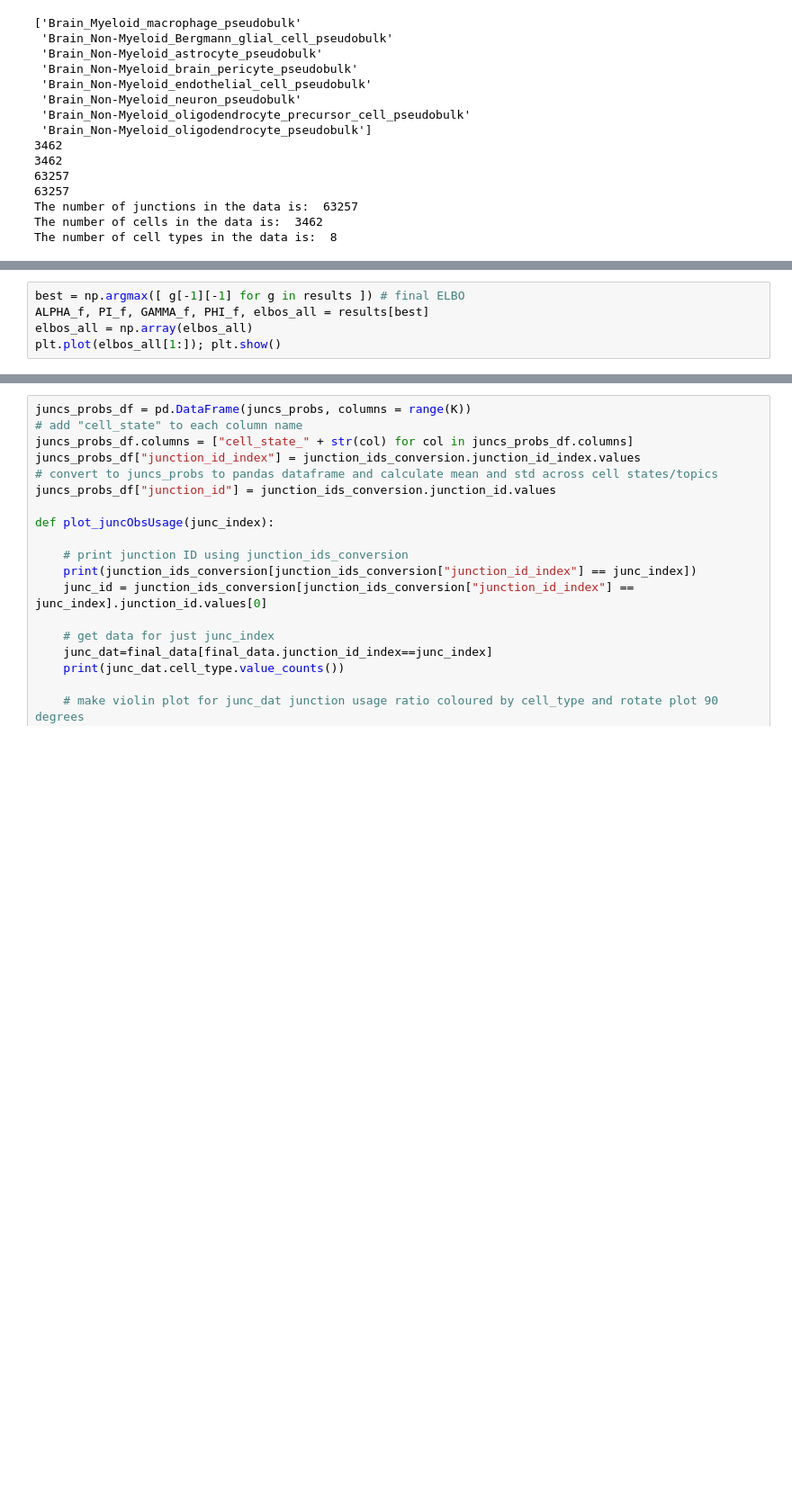
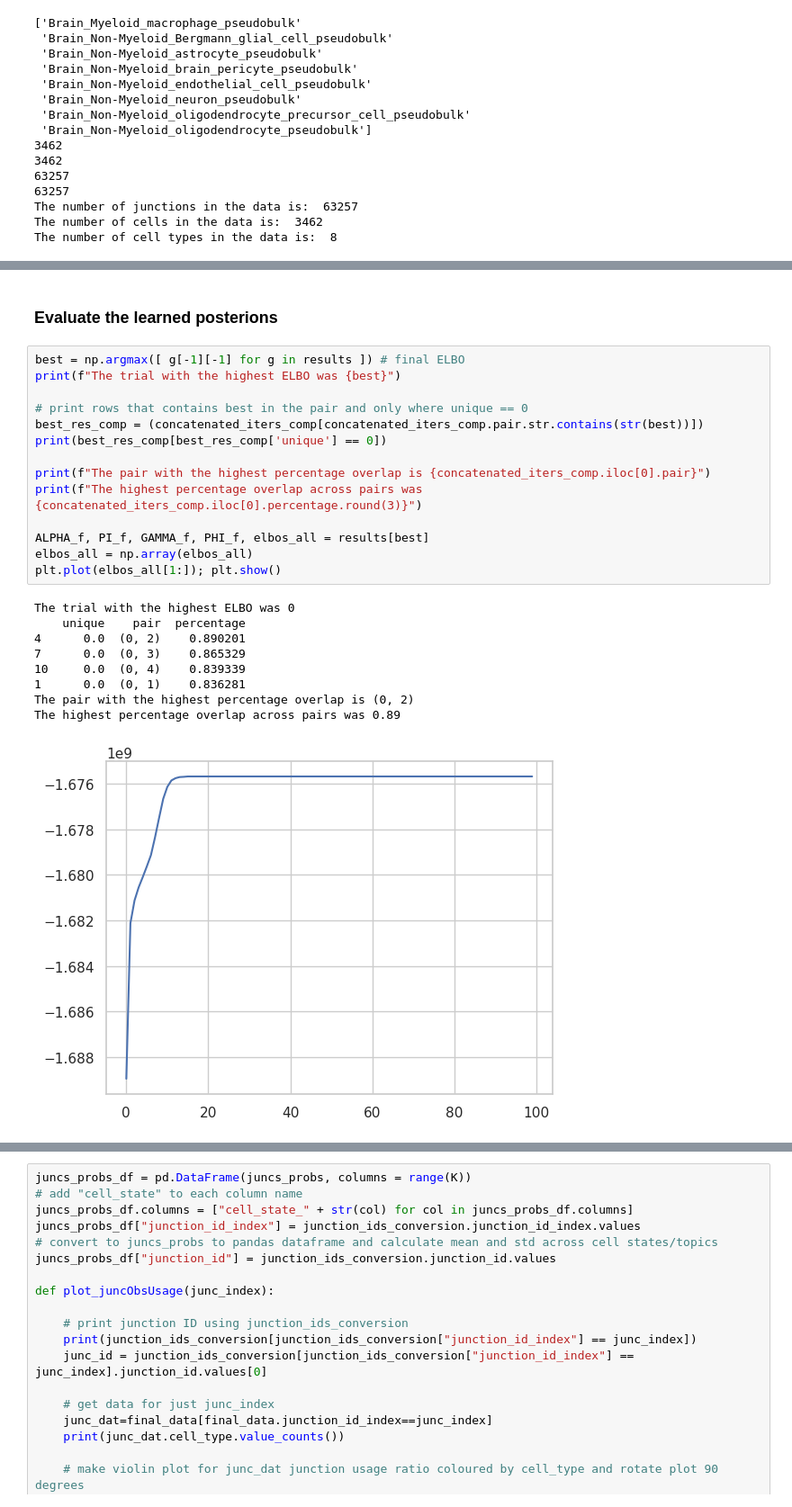
Before and after one commit to daklab/LeafletSC, a Jupyter notebook: src/beta-binomial-lda/run_mixture_model_SSmouse.ipynb, the cells around one changed output, grey strips where cells are left out. Shown at 90% size. Drawn from its saved outputs; the diff is of its cells as text; blank space fills up the shorter version.

```diff
--- a/src/beta-binomial-lda/run_mixture_model_SSmouse.ipynb
+++ b/src/beta-binomial-lda/run_mixture_model_SSmouse.ipynb
@@ -183,8 +190,29 @@ KeyboardInterrupt:
+# %% [markdown]
+### Evaluate the learned posterions
 # %%
 best = np.argmax([ g[-1][-1] for g in results ]) # final ELBO
+print(f"The trial with the highest ELBO was {best}")
+
+# print rows that contains best in the pair and only where unique == 0
+best_res_comp = (concatenated_iters_comp[concatenated_iters_comp.pair.str.contains(str(best))])
+print(best_res_comp[best_res_comp['unique'] == 0])
+
+print(f"The pair with the highest percentage overlap is {concatenated_iters_comp.iloc[0].pair}")
+print(f"The highest percentage overlap across pairs was {concatenated_iters_comp.iloc[0].percentage.round(3)}")
+
 ALPHA_f, PI_f, GAMMA_f, PHI_f, elbos_all = results[best]
 elbos_all = np.array(elbos_all)
 plt.plot(elbos_all[1:]); plt.show()
+# %% [output]
+The trial with the highest ELBO was 0
+    unique    pair  percentage
+4      0.0  (0, 2)    0.890201
+7      0.0  (0, 3)    0.865329
+10     0.0  (0, 4)    0.839339
+1      0.0  (0, 1)    0.836281
+The pair with the highest percentage overlap is (0, 2)
+The highest percentage overlap across pairs was 0.89
+[figure, added]
 # %%
 juncs_probs = ALPHA_f / (ALPHA_f+PI_f)
 plt.hist(juncs_probs.cpu().numpy().flatten(), 20); plt.show()
```
Also changed, not shown: parts of 30 cells of this notebook, 6 other files.
